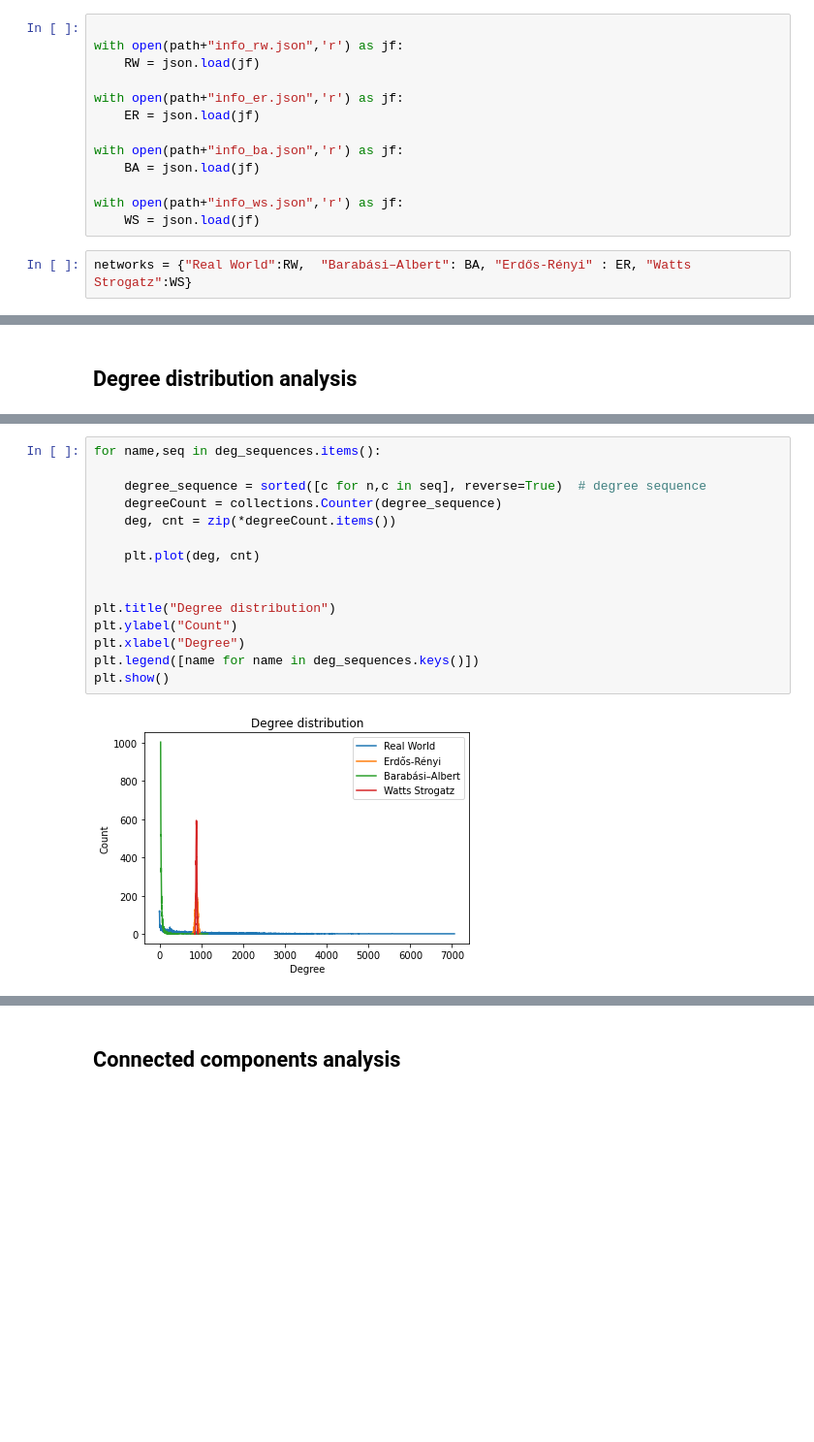
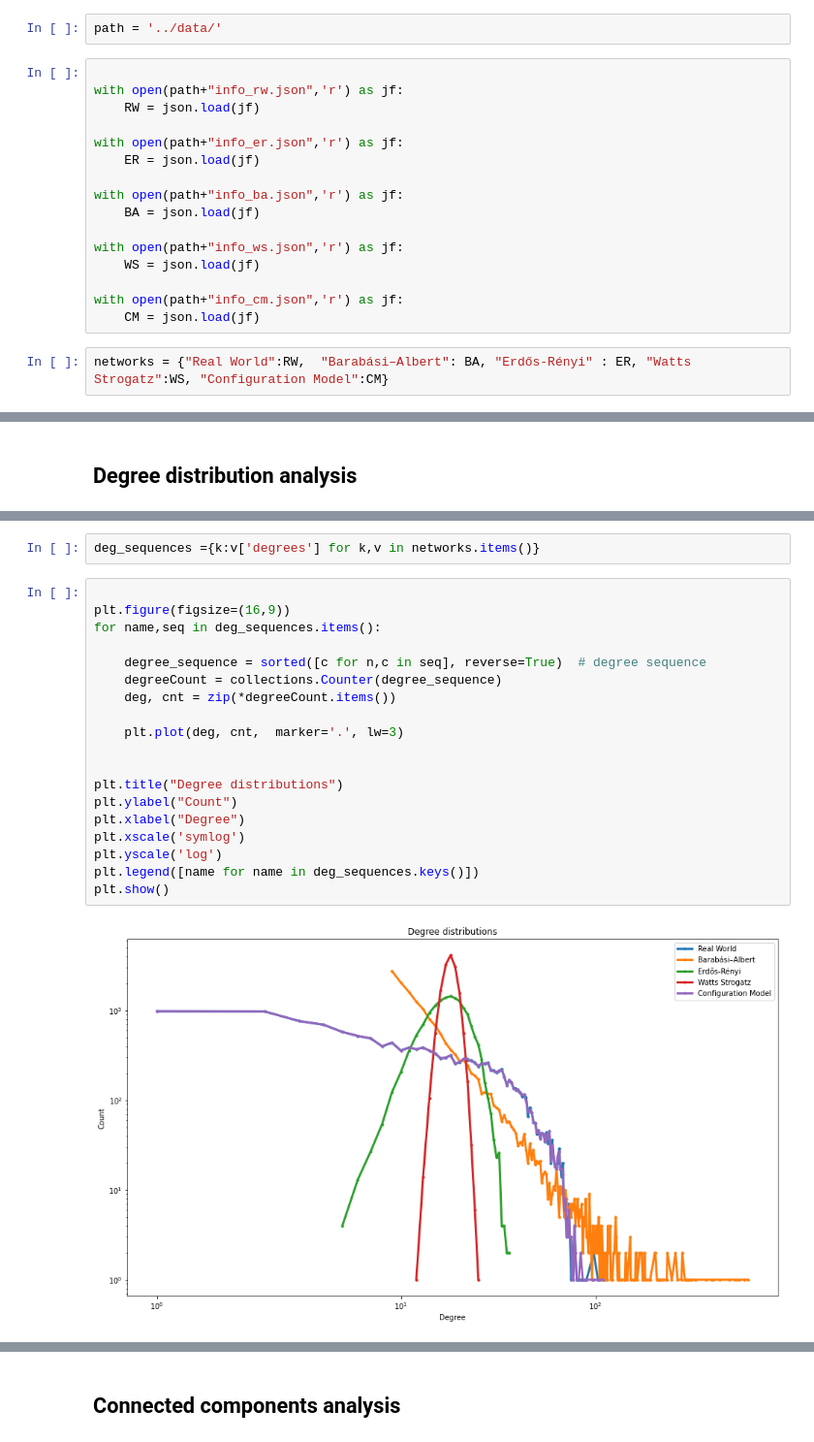
Before and after one commit to carloalbe/TripAdvisor-Tuscany-Restaurant-Social-Network-Analysis, a Jupyter notebook: network_analysis/codes/4 Network Analysis Comparation.ipynb, the cells around one changed output, grey strips where cells are left out. Shown: that part at 97% size. Saved outputs shown, nothing was run; the diff lists cells and outputs as text; blank space fills up the shorter version.

```diff
--- a/network_analysis/codes/4 Network Analysis Comparation.ipynb
+++ b/network_analysis/codes/4 Network Analysis Comparation.ipynb
@@ -85,5 +11,7 @@ nx.write_adjlist(CM,"../data/CM.adjlist")
 # %% [markdown]
 # Networks Analysis
+# %%
+path = '../data/'
 # %%
 
 with open(path+"info_rw.json",'r') as jf:
@@ -97,5 +25,8 @@ with open(path+"info_ba.json",'r') as jf:
 
 with open(path+"info_ws.json",'r') as jf:
     WS = json.load(jf)
+
+with open(path+"info_cm.json",'r') as jf:
+    CM = json.load(jf)
 # %%
-networks = {"Real World":RW,  "Barabási–Albert": BA, "Erdős-Rényi" : ER, "Watts Strogatz":WS}
+networks = {"Real World":RW,  "Barabási–Albert": BA, "Erdős-Rényi" : ER, "Watts Strogatz":WS, "Configuration Model":CM}
@@ -112,20 +39,26 @@ with open("../data/degrees.json",'r') as jf:
+# %%
+deg_sequences ={k:v['degrees'] for k,v in networks.items()}
 # %%
+
+plt.figure(figsize=(16,9))
 for name,seq in deg_sequences.items():
 
     degree_sequence = sorted([c for n,c in seq], reverse=True)  # degree sequence
     degreeCount = collections.Counter(degree_sequence)
     deg, cnt = zip(*degreeCount.items())
 
-    plt.plot(deg, cnt)
+    plt.plot(deg, cnt,  marker='.', lw=3)
 
 
-plt.title("Degree distribution")
+plt.title("Degree distributions")
 plt.ylabel("Count")
 plt.xlabel("Degree")
+plt.xscale('symlog')
+plt.yscale('log')
 plt.legend([name for name in deg_sequences.keys()])
 plt.show()
 # %% [output]
-[figure, old version]
+[figure, new version]
 # %%
 
 for name, seq in deg_sequences.items():
```
Also changed, not shown: parts of 40 cells of this notebook, 4 other files.
